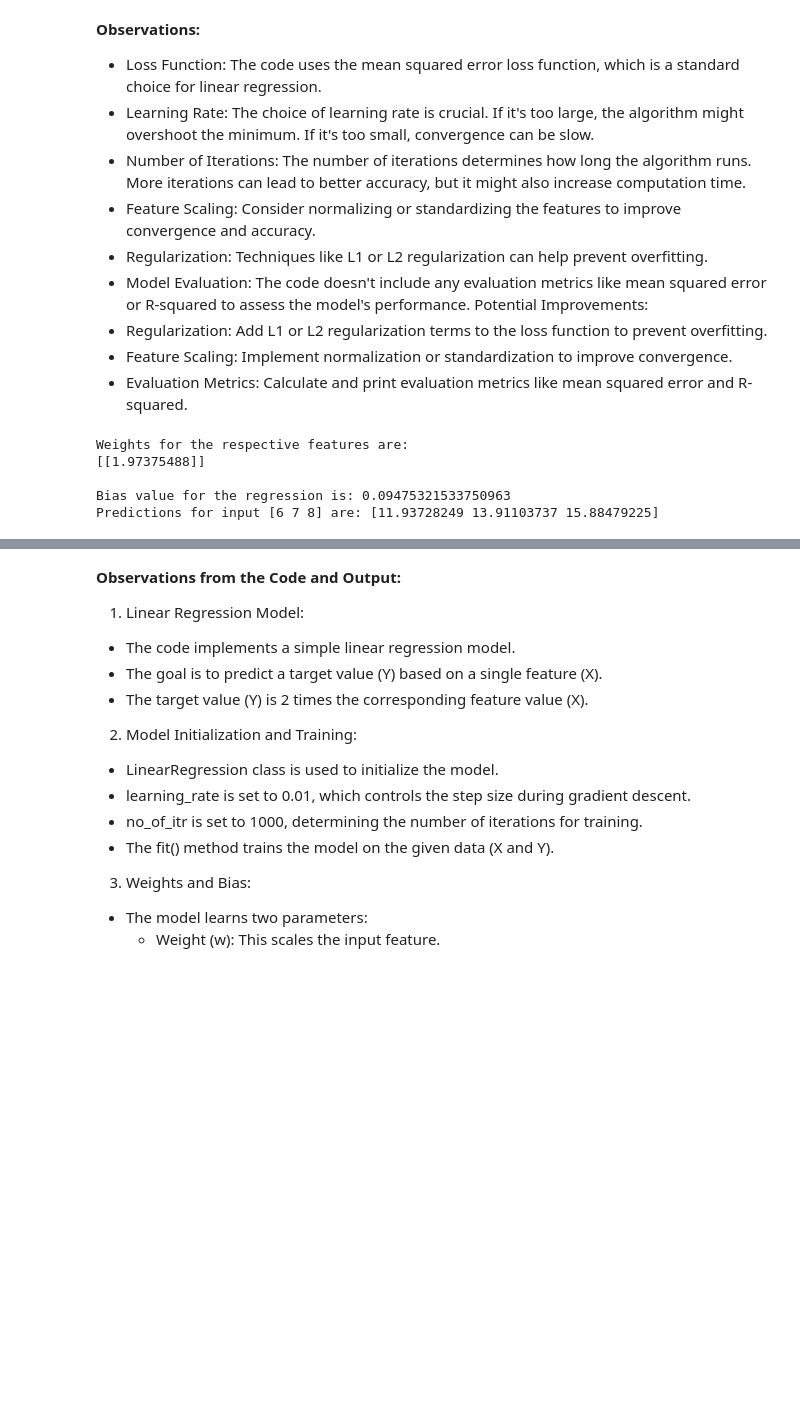
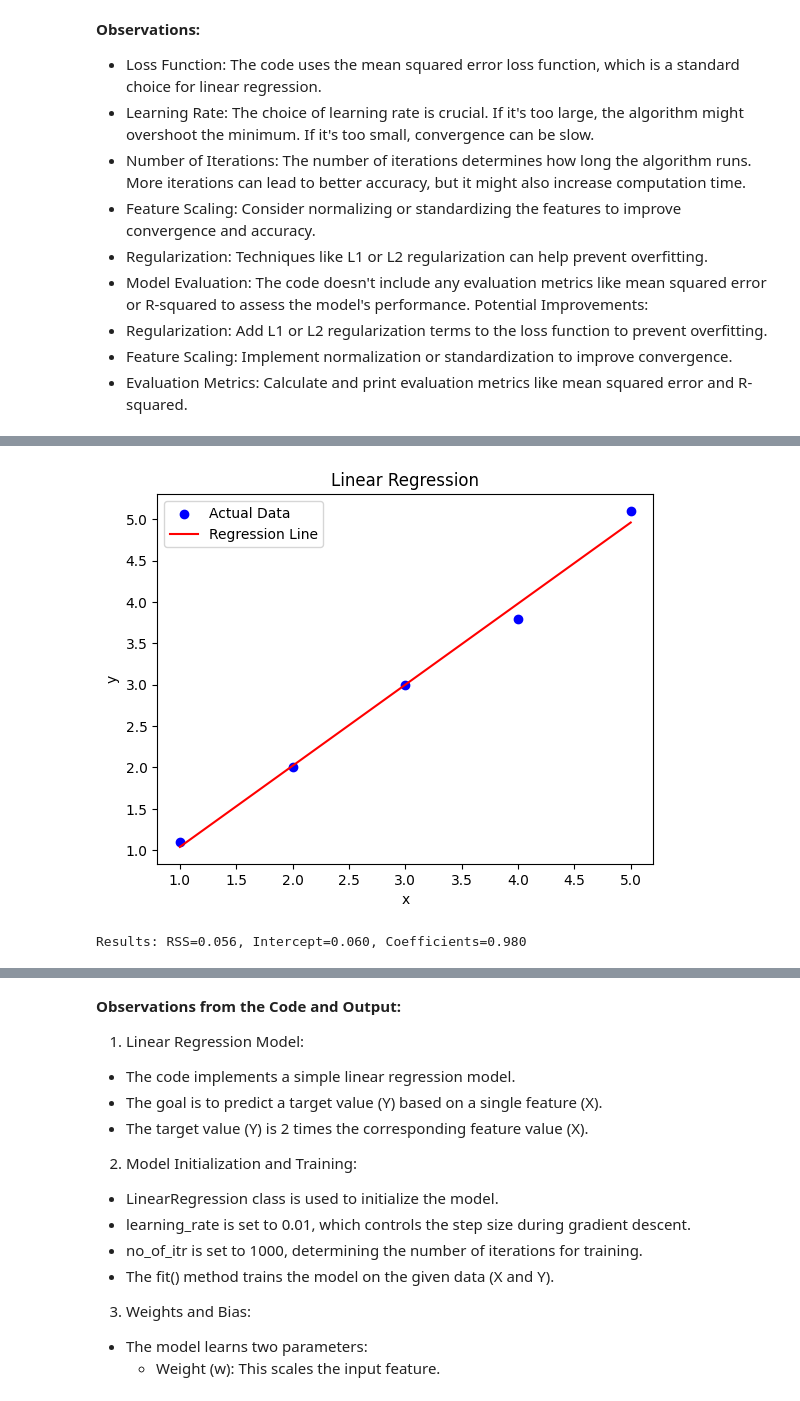
Before and after one commit to kolllurisiripavan/kolllurisiripavan, a Jupyter notebook: siripavan_ecp.ipynb, the cells around one changed output, grey strips where cells are left out. Cells and saved outputs as stored; diff of their text form; code cells hidden in the pictures; blank space fills up the shorter version.

```diff
--- a/siripavan_ecp.ipynb
+++ b/siripavan_ecp.ipynb
@@ -770,26 +807,3 @@ Potential Improvements:
  * Regularization: Add L1 or L2 regularization terms to the loss function to prevent overfitting.
  * Feature Scaling: Implement normalization or standardization to improve convergence.
  * Evaluation Metrics: Calculate and print evaluation metrics like mean squared error and R-squared.
-# %%
-
-# Sample data
-X = np.array([[1], [2], [3], [4], [5]])  # Features
-Y = np.array([[2], [4], [6], [8], [10]])  # Target values (2x the feature)
-
-# Initialize and train the model
-model = LinearRegression(learning_rate=0.01, no_of_itr=1000)
-model.fit(X, Y)
-
-# Display weights and bias
-model.print_weights()
-
-# Make predictions
-X_test = np.array([[6], [7], [8]])
-predictions = model.predict(X_test)
-print("Predictions for input", X_test.flatten(), "are:", predictions.flatten())
-# %% [output]
-Weights for the respective features are:
-[[1.97375488]]
-
-Bias value for the regression is: 0.09475321533750963
-Predictions for input [6 7 8] are: [11.93728249 13.91103737 15.88479225]
@@ -795,0 +824,52 @@ Predictions for input [6 7 8] are: [11.93728249 13.91103737 15.88479225]
+# %%
+!pip install scikit-learn matplotlib
+import pandas as pd
+import numpy as np
+import matplotlib.pyplot as plt
+from sklearn.linear_model import LinearRegression
+
+# Sample dataset (assuming data is already defined)
+# ... (Your data loading and preprocessing code) ...
+
+# Define a function for linear regression
+def linear_regression(data, predictors):
+    """
+    Perform Linear Regression, plot the results, and return metrics.
+
+    Args:
+    - data (pd.DataFrame): Dataset containing predictors and target variable.
+    - predictors (list): List of predictor column names.
+
+    Returns:
+    - list: [RSS, intercept, coefficients...]
+    """
+    # Fit the Linear regression model
+    linreg = LinearRegression()
+    linreg.fit(data[predictors], data['y'])
+    y_pred = linreg.predict(data[predictors])
+
+    # Calculate RSS
+    RSS = np.sum((data['y'] - y_pred)**2)
+    # Get intercept and coefficients
+    intercept = linreg.intercept_
+    coefficients = linreg.coef_[0]  # Assuming one predictor
+
+    # Plotting the graph
+    plt.scatter(data[predictors], data['y'], color='blue', label='Actual Data')  # Scatter plot of actual data
+    plt.plot(data[predictors], y_pred, color='red', label='Regression Line')  # Line plot of predicted values
+    plt.xlabel(predictors[0])  # Label for the x-axis
+    plt.ylabel('y')  # Label for the y-axis
+    plt.title('Linear Regression')  # Title of the plot
+    plt.legend()  # Display the legend
+    plt.show()  # Show the plot
+
+    # Assign results to ret
+    ret = [RSS, intercept, coefficients]
+
+    return ret
+
+# Run linear regression
+predictors = ['x']
+results = linear_regression(data, predictors)
+print(f"Results: RSS={results[0]:.3f}, Intercept={results[1]:.3f}, Coefficients={results[2]:.3f}")
+# %% [output]
@@ -795,0 +891,2 @@ Predictions for input [6 7 8] are: [11.93728249 13.91103737 15.88479225]
+[figure, added]
+Results: RSS=0.056, Intercept=0.060, Coefficients=0.980
```
Also changed, not shown: parts of 17 cells of this notebook.
